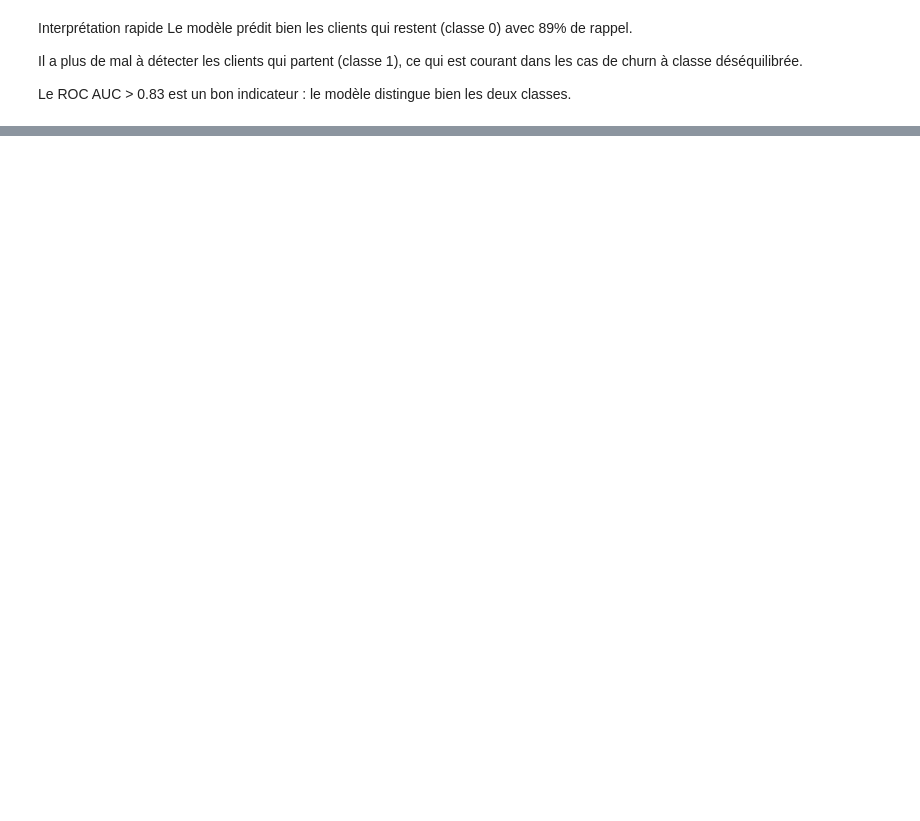
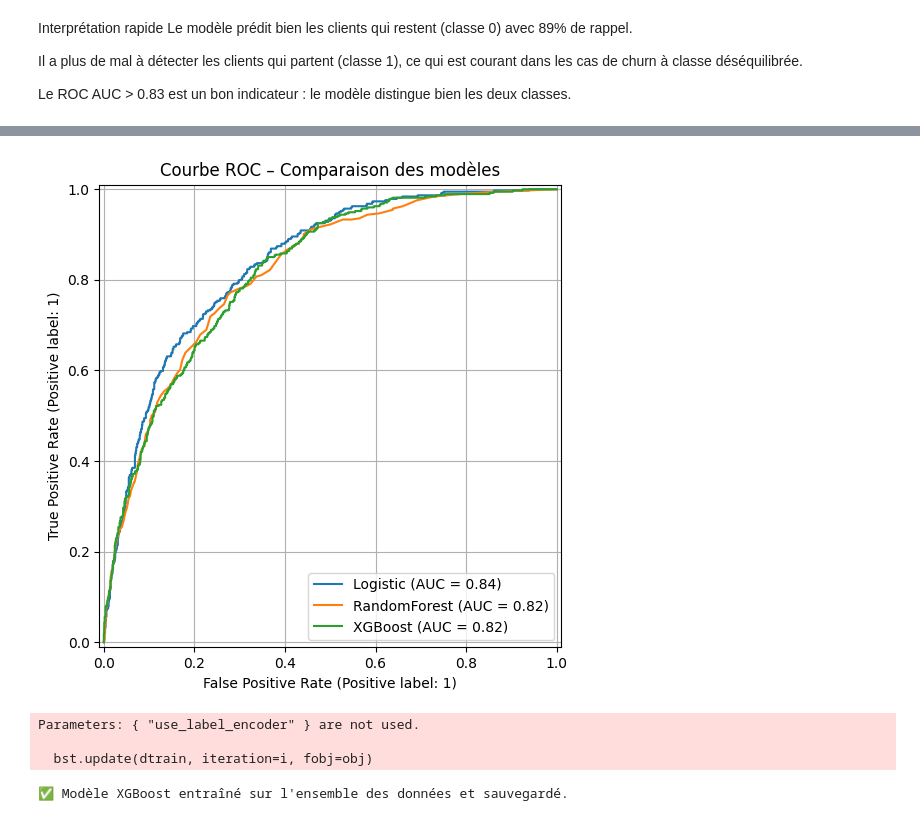
Before and after one commit to yasmine555/D-veloppement-Analyse-Pr-dictive, a Jupyter notebook: notebooks/modelisation_telco.ipynb, the cells around one changed output, grey strips where cells are left out. Cells and saved outputs as stored; diff of their text form; code cells hidden in the pictures; blank space fills up the shorter version.

Commit message:
Ajout visualisations avancées churn (Matplotlib, Seaborn, Plotly) et Comparaison modèles + courbes ROC et ajout Interface Streamlit

```diff
--- a/notebooks/modelisation_telco.ipynb
+++ b/notebooks/modelisation_telco.ipynb
@@ -47,0 +64,22 @@ ROC AUC: 0.836503667734805
+# %%
+from sklearn.ensemble import RandomForestClassifier
+from xgboost import XGBClassifier
+from sklearn.metrics import classification_report, confusion_matrix, roc_auc_score
+
+# 🌲 Random Forest
+X = df.drop("Churn", axis=1)
+y = df["Churn"]
+
+from sklearn.model_selection import train_test_split
+X_train, X_test, y_train, y_test = train_test_split(X, y, test_size=0.2, stratify=y, random_state=42)
+
+rf_model = RandomForestClassifier(n_estimators=100, class_weight="balanced", random_state=42)
+rf_model.fit(X_train, y_train)
+
+rf_pred = rf_model.predict(X_test)
+rf_proba = rf_model.predict_proba(X_test)[:, 1]
+
+print("📌 Random Forest")
+print("Classification Report:\n", classification_report(y_test, rf_pred))
+print("Confusion Matrix:\n", confusion_matrix(y_test, rf_pred))
+print("ROC AUC:", roc_auc_score(y_test, rf_proba))
@@ -52,3 +106,15 @@ Le modèle prédit bien les clients qui restent (classe 0) avec 89% de rappel.
 Il a plus de mal à détecter les clients qui partent (classe 1), ce qui est courant dans les cas de churn à classe déséquilibrée.
 
 Le ROC AUC > 0.83 est un bon indicateur : le modèle distingue bien les deux classes.
+# %%
+# ⚡ XGBoost
+xgb_model = XGBClassifier(use_label_encoder=False, eval_metric="logloss", random_state=42)
+xgb_model.fit(X_train, y_train)
+
+xgb_pred = xgb_model.predict(X_test)
+xgb_proba = xgb_model.predict_proba(X_test)[:, 1]
+
+print("📌 XGBoost")
+print("Classification Report:\n", classification_report(y_test, xgb_pred))
+print("Confusion Matrix:\n", confusion_matrix(y_test, xgb_pred))
+print("ROC AUC:", roc_auc_score(y_test, xgb_proba))
@@ -54,0 +140,13 @@ Le ROC AUC > 0.83 est un bon indicateur : le modèle distingue bien les deux cla
+# %%
+# 📈 Comparaison des ROC
+plt.figure(figsize=(8,6))
+
+RocCurveDisplay.from_predictions(results["y_test"], results["y_proba"], name="Logistic", ax=plt.gca())
+RocCurveDisplay.from_predictions(y_test, rf_proba, name="RandomForest", ax=plt.gca())
+RocCurveDisplay.from_predictions(y_test, xgb_proba, name="XGBoost", ax=plt.gca())
+
+plt.title("Courbe ROC – Comparaison des modèles")
+plt.grid()
+plt.show()
+# %% [output]
+[figure, added]
@@ -54,0 +157,16 @@ Le ROC AUC > 0.83 est un bon indicateur : le modèle distingue bien les deux cla
+# %%
+# Entraînement final sur tout le dataset
+X = df.drop("Churn", axis=1)
+y = df["Churn"]
+
+xgb_model = XGBClassifier(use_label_encoder=False, eval_metric="logloss", random_state=42)
+xgb_model.fit(X, y)
+
+# Sauvegarde du modèle entraîné
+joblib.dump(xgb_model, "../models/model_churn_xgb.pkl")
+print("✅ Modèle XGBoost entraîné sur l'ensemble des données et sauvegardé.")
+# %% [output]
+Parameters: { "use_label_encoder" } are not used.
+
+  bst.update(dtrain, iteration=i, fobj=obj)
+✅ Modèle XGBoost entraîné sur l'ensemble des données et sauvegardé.
```
Also changed, not shown: parts of 7 cells of this notebook, 12 other files.
